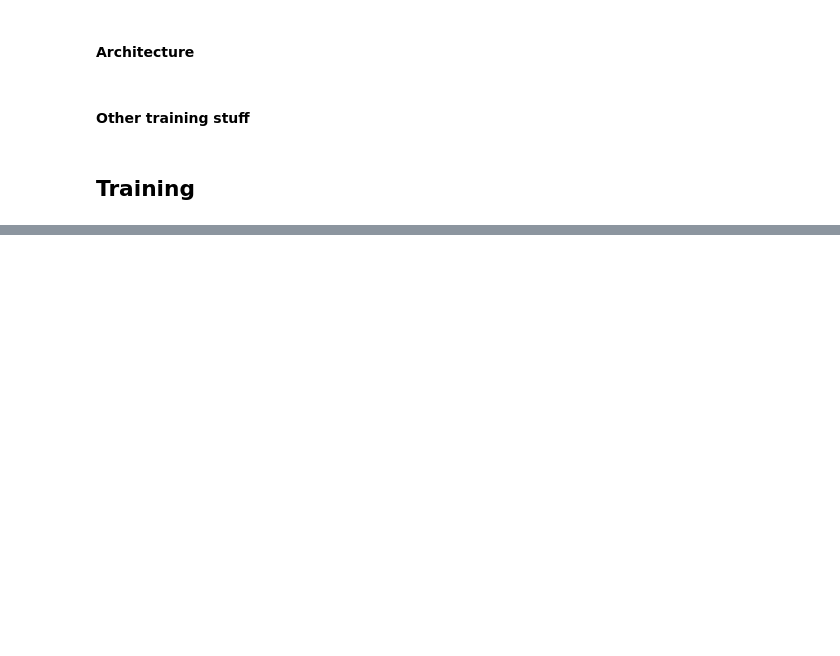
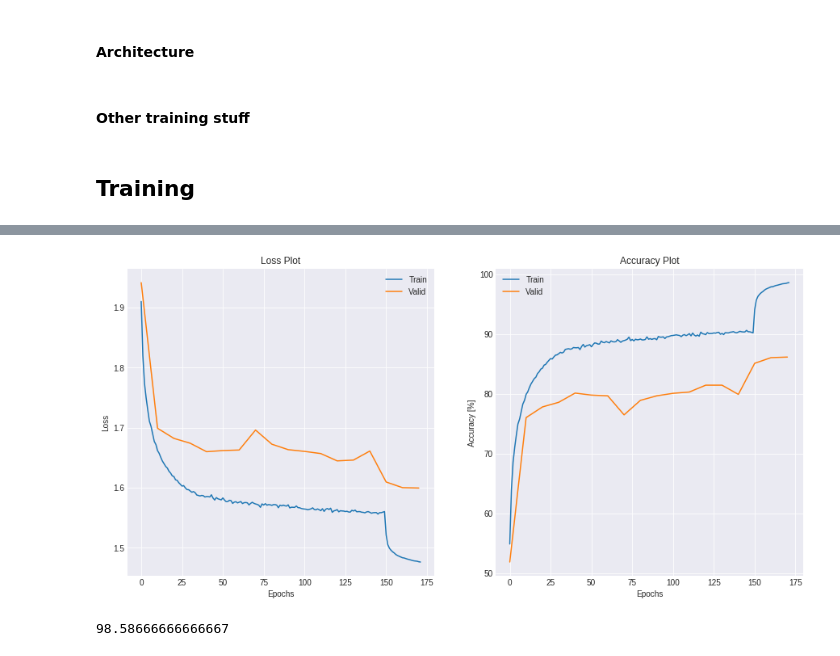
Before and after one commit to bpaszko/MGU-conv, a Jupyter notebook: notebooks/1-bp-playground.ipynb, the cells around one changed output, grey strips where cells are left out. Drawn from its saved outputs; the diff is of its cells as text; code cells hidden in the pictures; blank space fills up the shorter version.

```diff
--- a/notebooks/1-bp-playground.ipynb
+++ b/notebooks/1-bp-playground.ipynb
@@ -157,14 +166,14 @@ test_transform = transforms.Compose([
 #### DataLoaders
 # %%
 train_provider = CifarProvider(train_df, train_transform)
-train_loader = DataLoader(train_provider, batch_size=128, shuffle=True, num_workers=2)
+train_loader = DataLoader(train_provider, batch_size=256, shuffle=True, num_workers=4)
 
-test_provider = CifarProvider(test_df, test_transform)
-test_loader = DataLoader(test_provider, batch_size=64, shuffle=False, num_workers=2)
+valid_provider = CifarProvider(valid_df, test_transform)
+valid_loader = DataLoader(valid_provider, batch_size=128, shuffle=False, num_workers=4)
 
 dataloaders = {
     'train': train_loader,
-    'test': test_loader,
+    'valid': valid_loader,
 }
 # %% [markdown]
 ## Tool for training visualisation
@@ -236,21 +238,21 @@ model = model.to(device)
 # %%
 criterion = nn.CrossEntropyLoss()
 
-optimizer = optim.Adam(model.parameters(), lr=0.01)
+optimizer = optim.SGD(model.parameters(), lr=0.1, momentum=0.9, weight_decay=1e-4, nesterov=True)
 
-scheduler = lr_scheduler.StepLR(optimizer, step_size=10, gamma=0.1)
+scheduler = lr_scheduler.MultiStepLR(optimizer, milestones=[150, 250] , gamma=0.1)
 # %% [markdown]
 ## Training
 # %%
 def train(model, dataloaders, criterion, optimizer, scheduler, epochs, test_epochs):
     summary = Summary()
     start = time.time()
-    best_acc = 0
+    best_acc, best_weights = 0, copy.deepcopy(model.state_dict)
 
     try:
         for epoch in tqdm(range(epochs)):
             model.train()
-            scheduler.step()
+            scheduler.step(epoch)
             train_loss, corrects = 0, 0
             for data, y_true in dataloaders['train']:
                 data = data.to(device)
@@ -274,7 +276,7 @@ def train(model, dataloaders, criterion, optimizer, scheduler, epochs, test_epoc
             if epoch % test_epochs == 0:
                 model.eval()
                 test_loss, corrects = 0, 0
-                for data, y_true in dataloaders['test']:
+                for data, y_true in dataloaders['valid']:
                     data = data.to(device)
                     y_true = y_true.to(device)
 
@@ -284,11 +286,11 @@ def train(model, dataloaders, criterion, optimizer, scheduler, epochs, test_epoc
 
                     test_loss += loss.item() * data.size(0)
                     corrects += torch.sum(torch.argmax(y_pred, dim=1) == y_true).item()
-                test_loss /= len(dataloaders['test'].dataset)
-                test_acc = corrects / len(dataloaders['test'].dataset) * 100
-                summary.add(epoch=epoch, loss=test_loss, accuracy=test_acc, phase='test')
+                test_loss /= len(dataloaders['valid'].dataset)
+                test_acc = corrects / len(dataloaders['valid'].dataset) * 100
+                summary.add(epoch=epoch, loss=test_loss, accuracy=test_acc, phase='valid')
 
-                print(f'Epoch: {epoch}, Train Loss: {train_loss:.4f}, Train Acc: {train_acc:.2f}%, Test Loss: {test_loss:.4f}, Test Acc: {test_acc:.2f}%')
+                print(f'Epoch: {epoch}, Train Loss: {train_loss:.4f}, Train Acc: {train_acc:.2f}%, Valid Loss: {test_loss:.4f}, Valid Acc: {test_acc:.2f}%')
 
                 if test_acc > best_acc:
                     best_acc = test_acc
@@ -296,13 +298,16 @@ def train(model, dataloaders, criterion, optimizer, scheduler, epochs, test_epoc
     except KeyboardInterrupt:
         pass
 
+    except Exception as e:
+        print(e)
+
     finally:
         time_elapsed = time.time() - start
         print(f'Training complete in {(time_elapsed // 60):.0f}m {time_elapsed % 60:.0f}s')
         print(f'Best val Acc: {best_acc:4f}')
 
-        return model, summary
+        return best_weights, summary
 # %%
-best_model, summary = train(model, dataloaders, criterion, optimizer, scheduler, epochs=50, test_epochs=2)
+best_weights, summary = train(model, dataloaders, criterion, optimizer, scheduler, epochs=350, test_epochs=10)
 # %% [output]
 [interactive output not drawn]
@@ -310,0 +353,4 @@ Epoch: 2, Train Loss: 2.2656, Train Acc: 19.51%, Test Loss: 2.2706, Test Acc: 19
+# %%
+summary.plot(figsize=(15, 7))
+# %% [output]
+[figure, added]
@@ -310,0 +360,4 @@ Epoch: 2, Train Loss: 2.2656, Train Acc: 19.51%, Test Loss: 2.2706, Test Acc: 19
+# %%
+summary._accuracies['train'][-1]
+# %% [output]
+98.58666666666667
```
Also changed, not shown: parts of 14 cells of this notebook.
